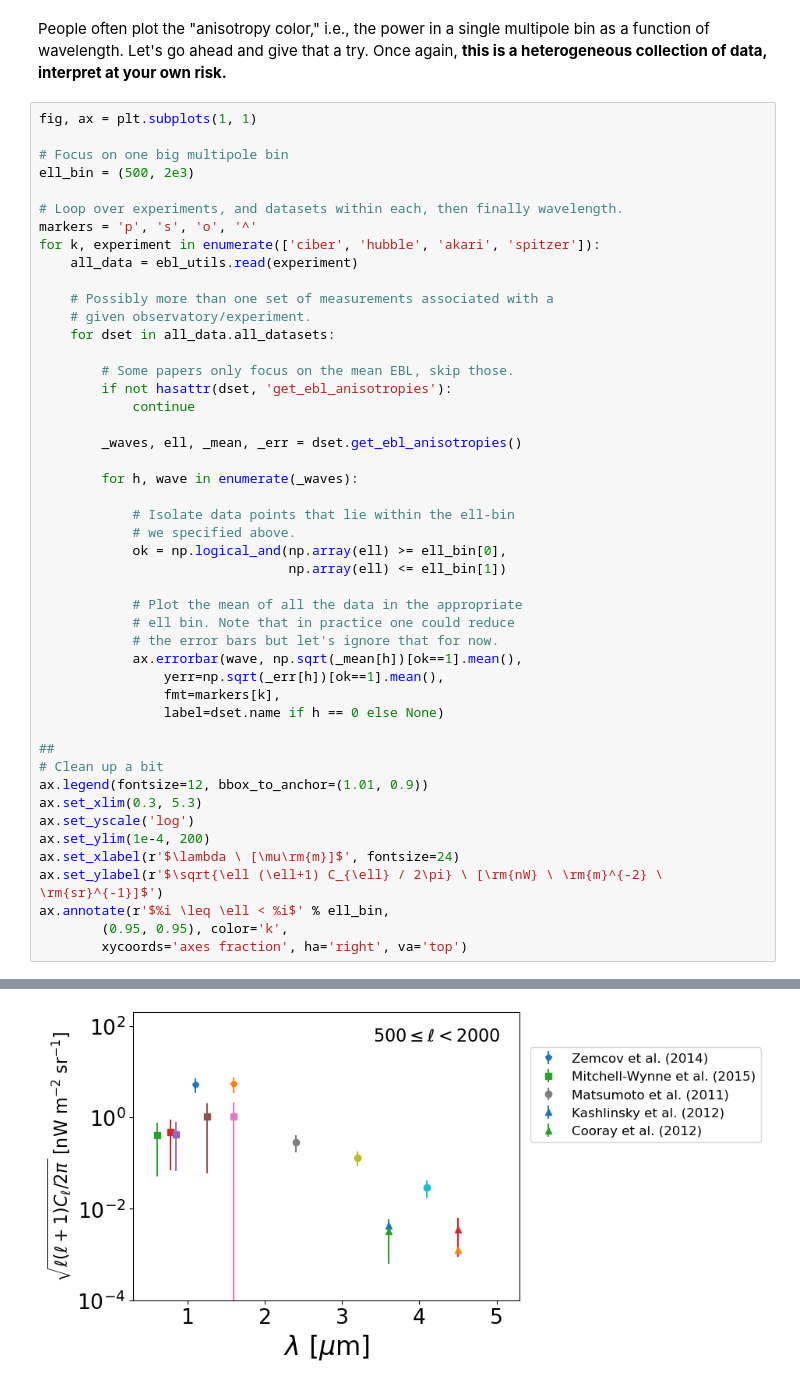
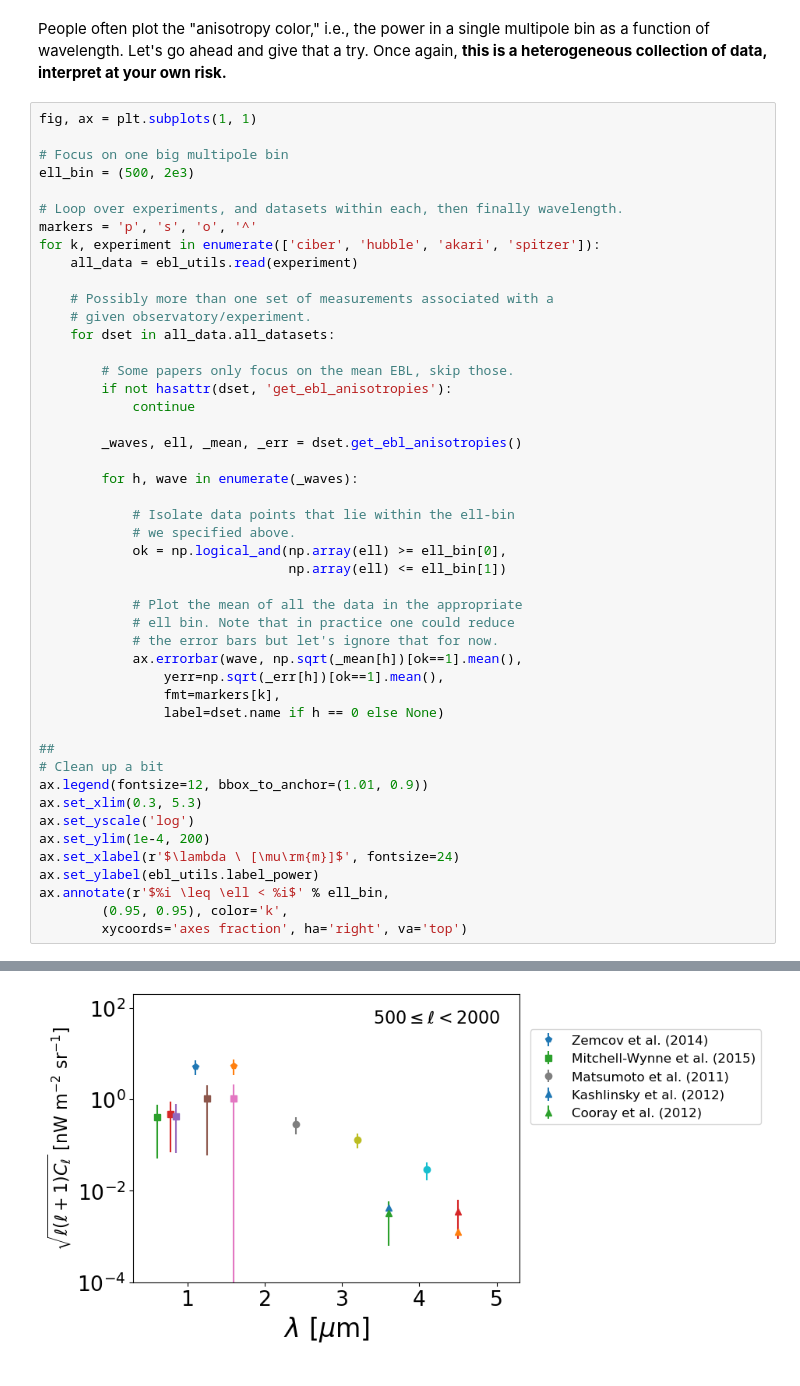
Before and after one commit to mirochaj/ebl_utils, a Jupyter notebook: docs/source/example_ebl_ps.ipynb, the cells around one changed output, grey strips where cells are left out. Cells and saved outputs as stored; diff of their text form.

```diff
--- a/docs/source/example_ebl_ps.ipynb
+++ b/docs/source/example_ebl_ps.ipynb
@@ -64,32 +64,32 @@ for k, experiment in enumerate(['ciber', 'hubble', 'akari', 'spitzer']):
 
         _waves, ell, _mean, _err = dset.get_ebl_anisotropies()
 
         for h, wave in enumerate(_waves):
 
             # Isolate data points that lie within the ell-bin
             # we specified above.
             ok = np.logical_and(np.array(ell) >= ell_bin[0],
                                 np.array(ell) <= ell_bin[1])
 
             # Plot the mean of all the data in the appropriate
             # ell bin. Note that in practice one could reduce
             # the error bars but let's ignore that for now.
             ax.errorbar(wave, np.sqrt(_mean[h])[ok==1].mean(),
                 yerr=np.sqrt(_err[h])[ok==1].mean(),
                 fmt=markers[k],
                 label=dset.name if h == 0 else None)
 
 ##
 # Clean up a bit
 ax.legend(fontsize=12, bbox_to_anchor=(1.01, 0.9))
 ax.set_xlim(0.3, 5.3)
 ax.set_yscale('log')
 ax.set_ylim(1e-4, 200)
 ax.set_xlabel(r'$\lambda \ [\mu\rm{m}]$', fontsize=24)
-ax.set_ylabel(r'$\sqrt{\ell (\ell+1) C_{\ell} / 2\pi} \ [\rm{nW} \ \rm{m}^{-2} \ \rm{sr}^{-1}]$')
+ax.set_ylabel(ebl_utils.label_power)
 ax.annotate(r'$%i \leq \ell < %i$' % ell_bin,
         (0.95, 0.95), color='k',
         xycoords='axes fraction', ha='right', va='top')
 # %% [output]
 Text(0.95, 0.95, '$500 \\leq \\ell < 2000$')
-[figure, old version]
+[figure, new version]
```
Also changed, not shown: parts of 1 cell of this notebook, 2 other files.
